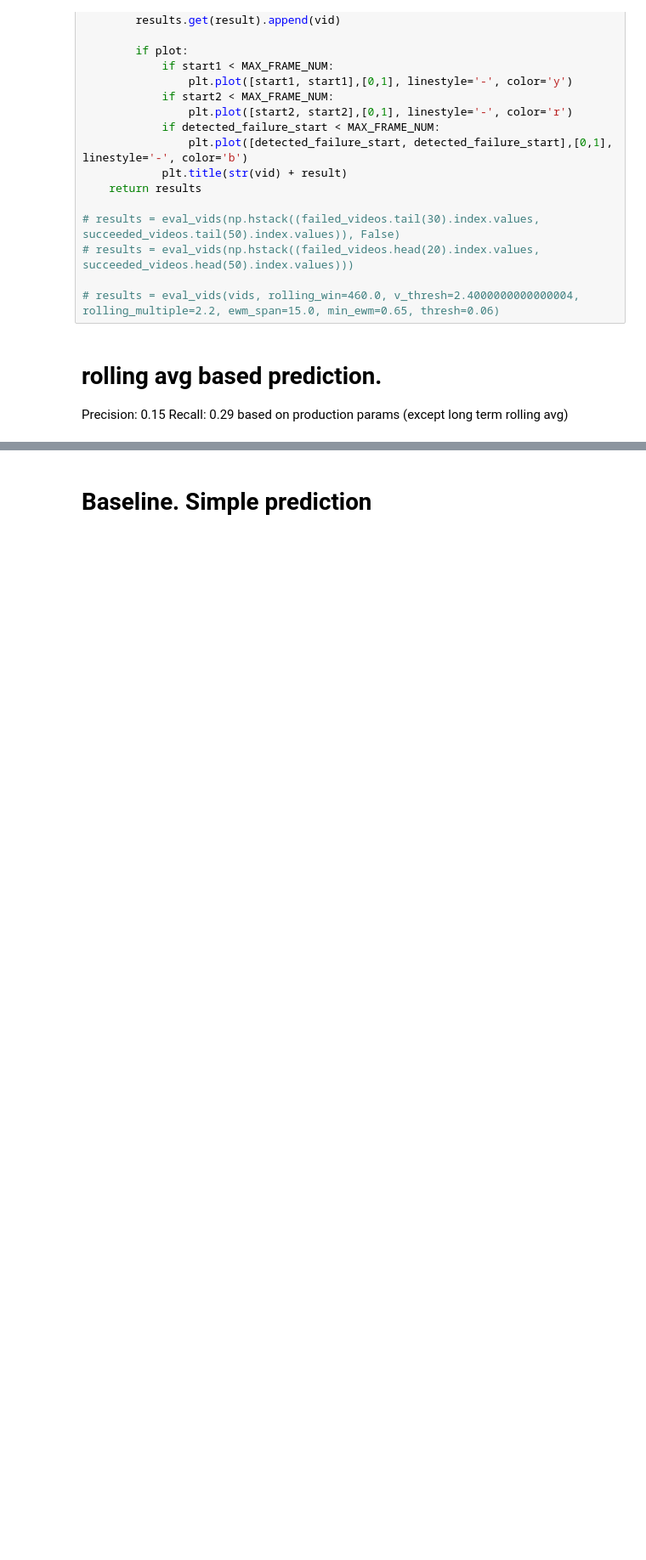
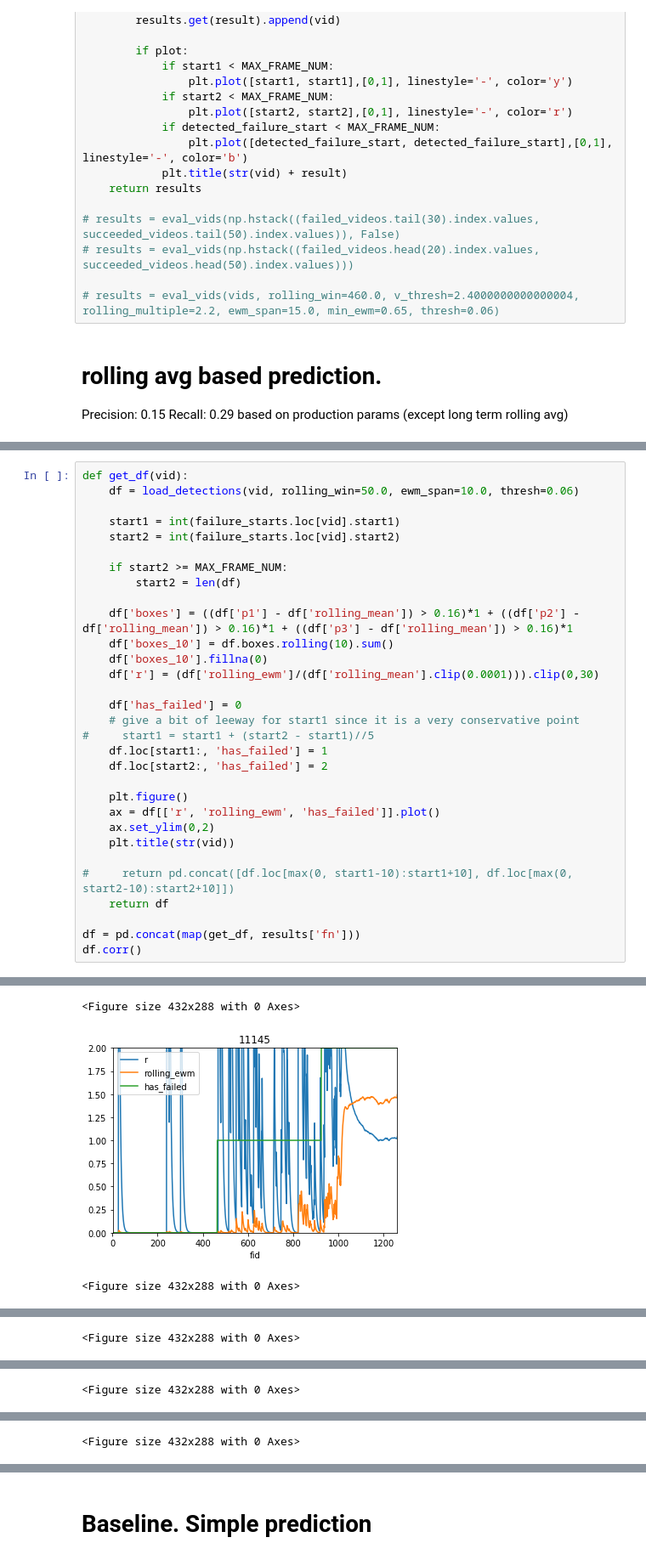
Before and after one commit to test-v1/notebooks-1, a Jupyter notebook: yolo/Prod Model Validation.ipynb, the cells around one changed output, grey strips where cells are left out. Shown at 85% size. Saved outputs shown, nothing was run; the diff lists cells and outputs as text; blank space fills up the shorter version.

Commit message:
Before warning/error detections

```diff
--- a/yolo/Prod Model Validation.ipynb
+++ b/yolo/Prod Model Validation.ipynb
@@ -204,0 +239,32 @@ Failure detection on test videos: F1: 0.3206106870229008 - F0.5: 0.4449152542372
+# %%
+def get_df(vid):
+    df = load_detections(vid, rolling_win=50.0, ewm_span=10.0, thresh=0.06)
+
+    start1 = int(failure_starts.loc[vid].start1)
+    start2 = int(failure_starts.loc[vid].start2)
+
+    if start2 >= MAX_FRAME_NUM:
+        start2 = len(df)
+
+    df['boxes'] = ((df['p1'] - df['rolling_mean']) > 0.16)*1 + ((df['p2'] - df['rolling_mean']) > 0.16)*1 + ((df['p3'] - df['rolling_mean']) > 0.16)*1
+    df['boxes_10'] = df.boxes.rolling(10).sum()
+    df['boxes_10'].fillna(0)
+    df['r'] = (df['rolling_ewm']/(df['rolling_mean'].clip(0.0001))).clip(0,30)
+
+    df['has_failed'] = 0
+    # give a bit of leeway for start1 since it is a very conservative point
+#     start1 = start1 + (start2 - start1)//5
+    df.loc[start1:, 'has_failed'] = 1
+    df.loc[start2:, 'has_failed'] = 2
+
+    plt.figure()
+    ax = df[['r', 'rolling_ewm', 'has_failed']].plot()
+    ax.set_ylim(0,2)
+    plt.title(str(vid))
+
+#     return pd.concat([df.loc[max(0, start1-10):start1+10], df.loc[max(0, start2-10):start2+10]])
+    return df
+
+df = pd.concat(map(get_df, results['fn']))
+df.corr()
+# %% [output]
@@ -204,0 +282,3 @@ Failure detection on test videos: F1: 0.3206106870229008 - F0.5: 0.4449152542372
+<Figure size 432x288 with 0 Axes>
+[figure, added]
+<Figure size 432x288 with 0 Axes>
@@ -204,0 +286 @@ Failure detection on test videos: F1: 0.3206106870229008 - F0.5: 0.4449152542372
+<Figure size 432x288 with 0 Axes>
@@ -204,0 +288 @@ Failure detection on test videos: F1: 0.3206106870229008 - F0.5: 0.4449152542372
+<Figure size 432x288 with 0 Axes>
@@ -204,0 +290 @@ Failure detection on test videos: F1: 0.3206106870229008 - F0.5: 0.4449152542372
+<Figure size 432x288 with 0 Axes>
```
Also changed, not shown: parts of 4 cells of this notebook.
